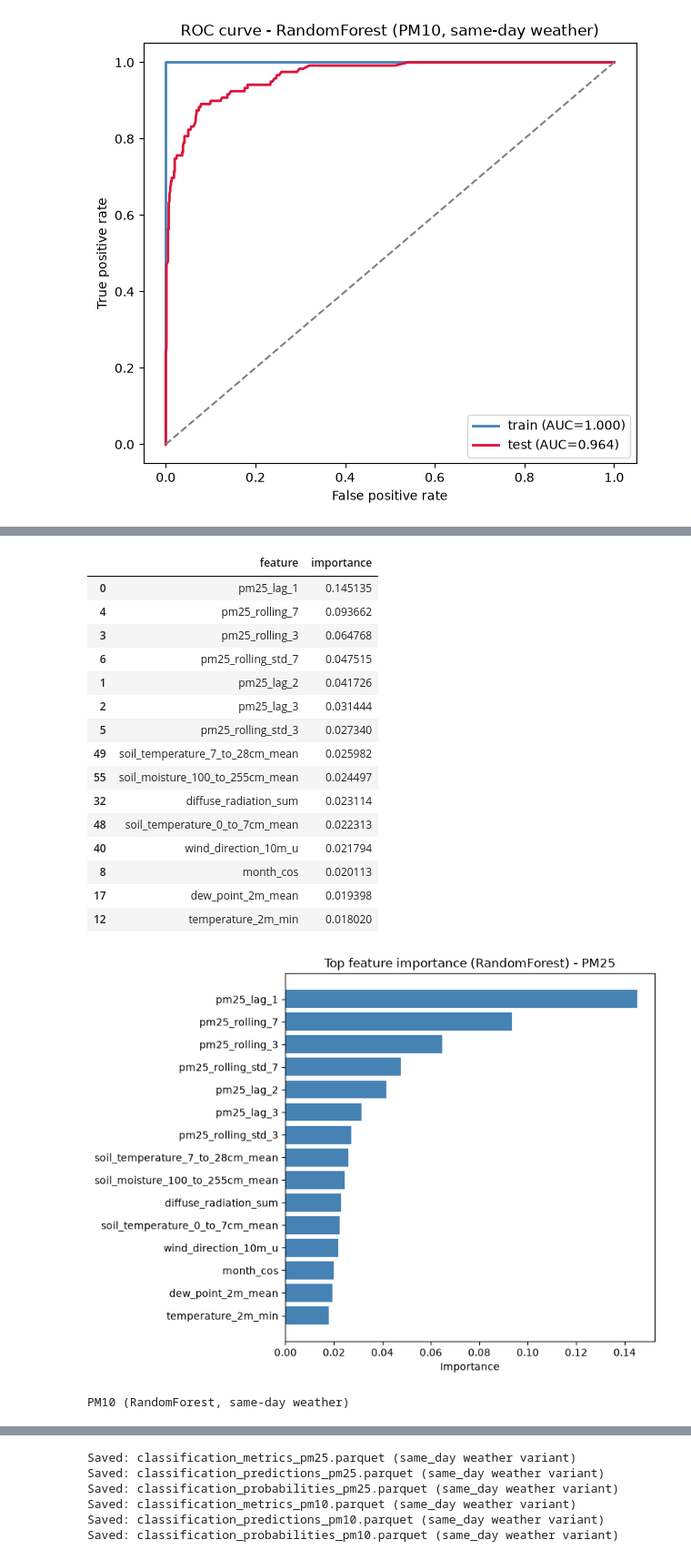
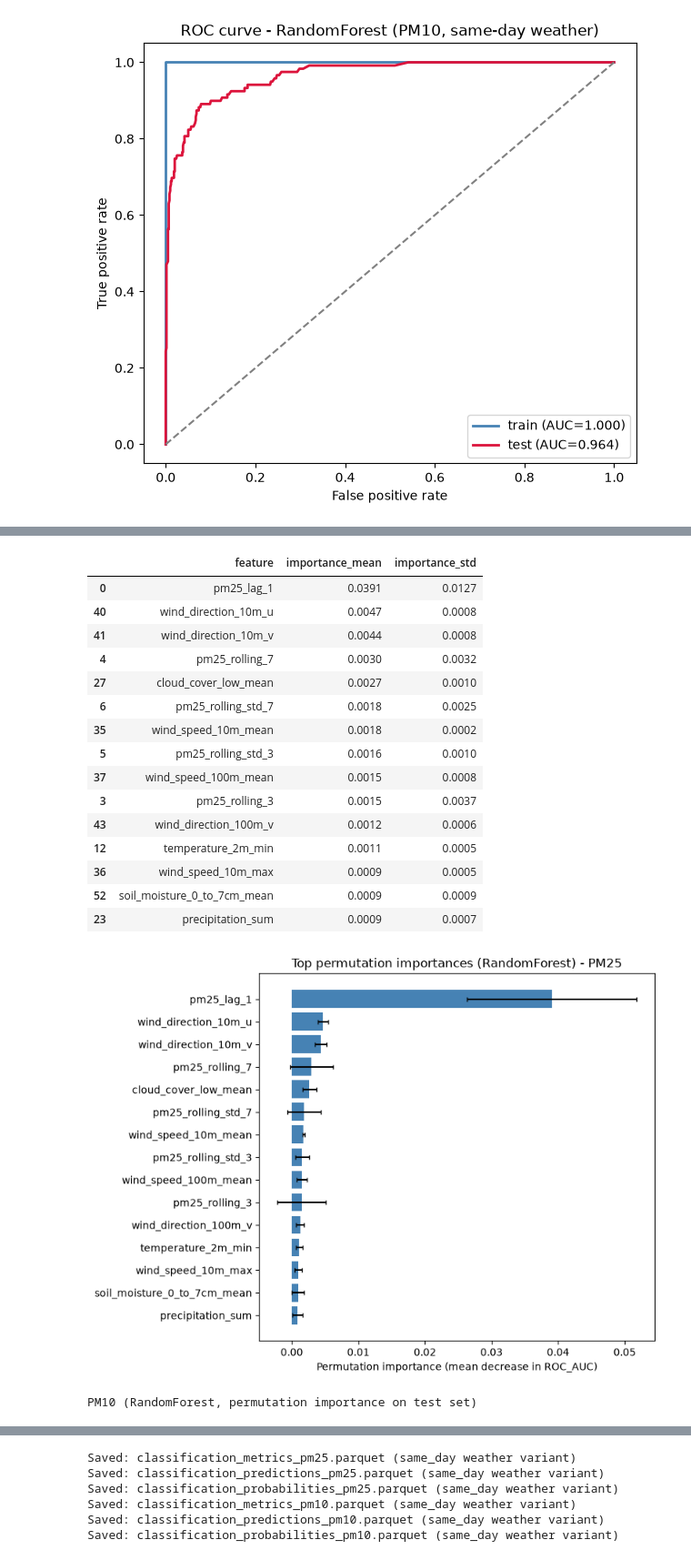
Before and after one commit to pepogogzy/air_pollution, a Jupyter notebook: notebooks/08_high_pollution_classification.ipynb, the cells around one changed output, grey strips where cells are left out. Shown at 91% size. Saved outputs shown, nothing was run; the diff lists cells and outputs as text; code cells hidden in the pictures.

Commit message:
Added Permutation Importance

```diff
--- a/notebooks/08_high_pollution_classification.ipynb
+++ b/notebooks/08_high_pollution_classification.ipynb
@@ -381,30 +382,42 @@ for pollutant in POLLUTANTS:
 [figure]
 [figure]
 # %%
+perm_importances = {}
+
 for pollutant in POLLUTANTS:
     entry = data[(pollutant, "same_day")]
-    best_cls_model = entry["models"][entry["best_cls"]][0]
+    best_cls = entry["best_cls"]
+    model, _, xte = entry["models"][best_cls]
 
-    if hasattr(best_cls_model, "feature_importances_"):
-        importance = best_cls_model.feature_importances_
-    elif hasattr(best_cls_model, "coef_"):
-        importance = np.abs(best_cls_model.coef_)
-    else:
-        print(f"\n{pollutant.upper()} ({entry['best_cls']}): no native feature importance - skipping importance analysis")
-        continue
+    perm = permutation_importance(
+        model,
+        xte,
+        entry["y_test"],
+        scoring="roc_auc",
+        n_repeats=10,
+        random_state=42,
+        n_jobs=-1,
+    )
 
-    entry["importance"] = importance
+    entry["importance"] = perm.importances_mean
 
-    imp_df = pd.DataFrame({"feature": entry["X"].columns, "importance": importance}).sort_values("importance", ascending=False)
+    perm_df = pd.DataFrame({
+        "feature": entry["X"].columns,
+        "importance_mean": perm.importances_mean,
+        "importance_std": perm.importances_std,
+    }).sort_values("importance_mean", ascending=False)
 
-    print(f"\n{pollutant.upper()} ({entry['best_cls']}, same-day weather)")
-    display(imp_df.head(15))
+    perm_importances[pollutant] = perm_df
+
+    print(f"\n{pollutant.upper()} ({best_cls}, permutation importance on test set)")
+    display(perm_df.head(15).round(4))
 
     plt.figure(figsize=(8, 6))
-    plot_df = imp_df.head(15).iloc[::-1]
-    plt.barh(plot_df["feature"], plot_df["importance"], color="steelblue")
-    plt.xlabel("Importance")
-    plt.title(f"Top feature importance ({entry['best_cls']}) - {pollutant.upper()}")
+    plot_df = perm_df.head(15).iloc[::-1]
+    plt.barh(plot_df["feature"], plot_df["importance_mean"], xerr=plot_df["importance_std"],
+             color="steelblue", capsize=2)
+    plt.xlabel("Permutation importance (mean decrease in ROC_AUC)")
+    plt.title(f"Top permutation importances ({best_cls}) - {pollutant.upper()}")
     plt.tight_layout()
     plt.show()
 # %% [output]
@@ -412,18 +425,18 @@ PM25 (RandomForest, same-day weather)
-|  | feature | importance |
-| 0 | pm25_lag_1 | 0.145135 |
-| 4 | pm25_rolling_7 | 0.093662 |
-| 3 | pm25_rolling_3 | 0.064768 |
-| 6 | pm25_rolling_std_7 | 0.047515 |
-| 1 | pm25_lag_2 | 0.041726 |
-| 2 | pm25_lag_3 | 0.031444 |
-| 5 | pm25_rolling_std_3 | 0.027340 |
-| 49 | soil_temperature_7_to_28cm_mean | 0.025982 |
-| 55 | soil_moisture_100_to_255cm_mean | 0.024497 |
-| 32 | diffuse_radiation_sum | 0.023114 |
-| 48 | soil_temperature_0_to_7cm_mean | 0.022313 |
-| 40 | wind_direction_10m_u | 0.021794 |
-| 8 | month_cos | 0.020113 |
-| 17 | dew_point_2m_mean | 0.019398 |
-| 12 | temperature_2m_min | 0.018020 |
+|  | feature | importance_mean | importance_std |
+| 0 | pm25_lag_1 | 0.0391 | 0.0127 |
+| 40 | wind_direction_10m_u | 0.0047 | 0.0008 |
+| 41 | wind_direction_10m_v | 0.0044 | 0.0008 |
+| 4 | pm25_rolling_7 | 0.0030 | 0.0032 |
+| 27 | cloud_cover_low_mean | 0.0027 | 0.0010 |
+| 6 | pm25_rolling_std_7 | 0.0018 | 0.0025 |
+| 35 | wind_speed_10m_mean | 0.0018 | 0.0002 |
+| 5 | pm25_rolling_std_3 | 0.0016 | 0.0010 |
+| 37 | wind_speed_100m_mean | 0.0015 | 0.0008 |
+| 3 | pm25_rolling_3 | 0.0015 | 0.0037 |
+| 43 | wind_direction_100m_v | 0.0012 | 0.0006 |
+| 12 | temperature_2m_min | 0.0011 | 0.0005 |
+| 36 | wind_speed_10m_max | 0.0009 | 0.0005 |
+| 52 | soil_moisture_0_to_7cm_mean | 0.0009 | 0.0009 |
+| 23 | precipitation_sum | 0.0009 | 0.0007 |
-[figure, old version]
+[figure, new version]
-PM10 (RandomForest, same-day weather)
+PM10 (RandomForest, permutation importance on test set)
```
Also changed, not shown: parts of 7 cells of this notebook, 4 other files.
